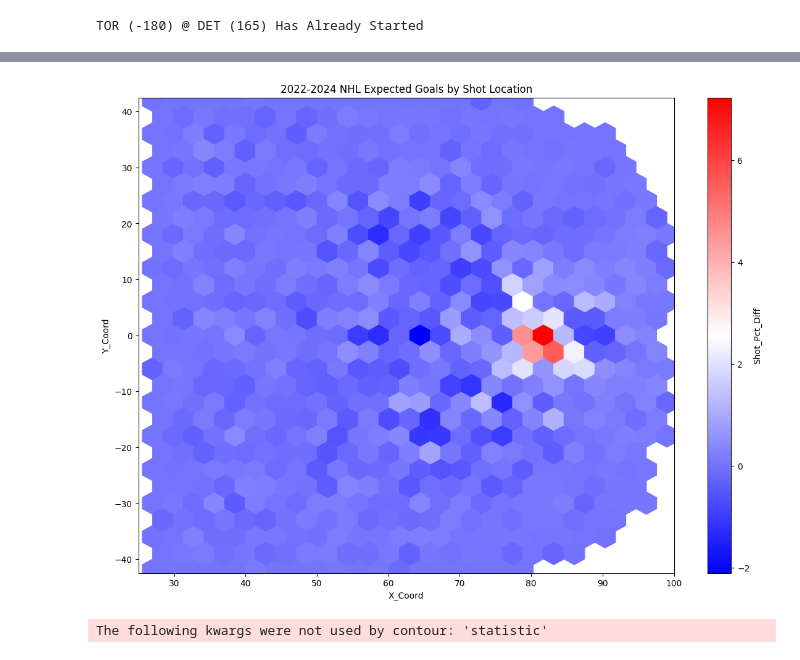
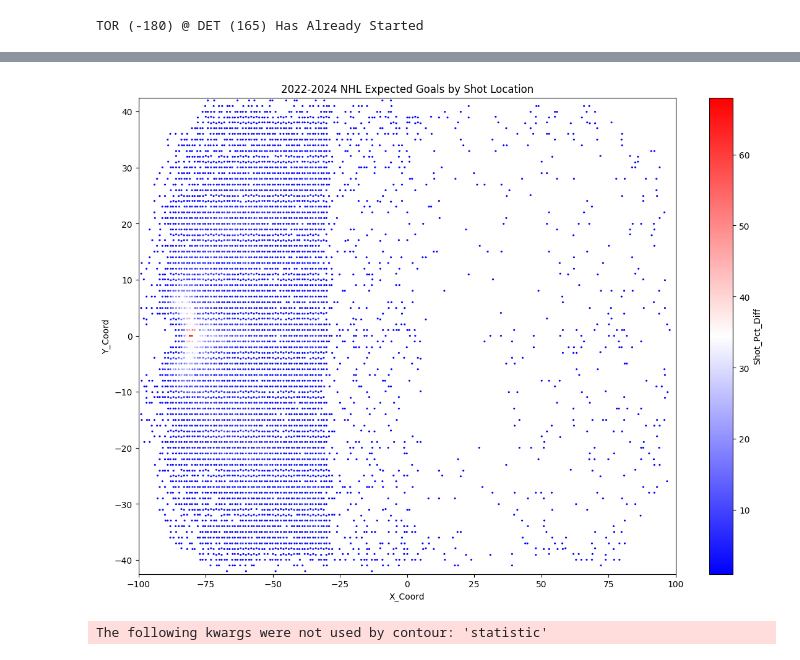
Before and after one commit to twinfield10/NHL-xG-Model, a Jupyter notebook: code/NHL xG Model.ipynb, the cells around one changed output, grey strips where cells are left out. Cells and saved outputs as stored; diff of their text form; code cells hidden in the pictures.

```diff
--- a/code/NHL xG Model.ipynb
+++ b/code/NHL xG Model.ipynb
@@ -143,10 +142,20 @@ def clean_pbp_data(data):
           .alias('event_distance')
     )
     # 4) Create Event Angle Calculation
-    data = data.with_columns(
-          pl.when(data['x_abs'] >= 0).then(pl.Series.arctan(data['y_abs'] / (89 - pl.Series.abs(data['x_abs']))).apply(lambda x: abs(x * (180 / pi))))
-            .when(data['x_abs'] < 0).then(pl.Series.arctan(data['y_abs'] / (pl.Series.abs(data['x_abs']) + 89)).apply(lambda x: abs(x * (180 / pi))))
-            .alias('event_angle')
+    data = (
+        data
+        .with_columns(
+        pl.when(data['x_abs'] >= 0)
+          .then(pl.Series.arctan(data['y_abs'] / (89 - pl.Series.abs(data['x_abs'])))
+                .apply(lambda x: abs(x * (180 / pi))))
+          .when(data['x_abs'] < 0)
+          .then(pl.Series.arctan(data['y_abs'] / (pl.Series.abs(data['x_abs']) + 89))
+                .apply(lambda x: abs(x * (180 / pi))))
+          .alias('event_angle')
+        )
+        .with_columns(
+            pl.when(pl.col('x_abs') > 89).then((180 - pl.col('event_angle'))).otherwise(pl.col('event_angle')).alias('event_angle')
+        )
     )
     # 5) Adjust Penalty Shot Game State
     data = data.with_columns(
@@ -2387,24 +2443,48 @@ def shiftedColorMap(cmap, start=0, midpoint=0.5, stop=1.0, name='shiftedcmap'):
 # %%
-tgt_player = 'Sidney.Crosby'
+#tgt_player = 'Sidney.Crosby'
+#
+#plot_data = (
+#    PBP_xG.filter((pl.col('x_fixed') > 26) & (pl.col('model_type') == 'EV'))
+#    .with_columns(pl.when(pl.col("event_player_1_name") == tgt_player).then(pl.lit(tgt_player.replace(".", " "))).otherwise(pl.lit("NHL Average")).alias('Grouping'))
+#    .with_columns([
+#        pl.when(pl.col('event_type') == 'GOAL').then(pl.lit(1)).otherwise(pl.lit(0)).alias('Goals'),
+#        pl.when(pl.col('event_type').is_in(['SHOT', "MISSED_SHOT"])).then(pl.lit(1)).otherwise(pl.lit(0)).alias('Shots')
+#    ])
+#    .groupby("x_fixed", "y_fixed")
+#    .agg([
+#        (pl.col('xG').sum()).alias("NHL_xG_Pct"),
+#        (((pl.col('Goals') == 1).sum()) ).alias("Ply_Shot_Pct")
+#    ])
+#    .with_columns([
+#        ((pl.col("NHL_xG_Pct")) - (pl.col("Ply_Shot_Pct"))).alias("Shot_Pct_Diff")
+#    ])
+#    .select(["x_fixed", "y_fixed", "Shot_Pct_Diff"])
+#    .to_pandas()
+#)
+
+plot_data = sdv.nhl.load_nhl_pbp(seasons=range(2023,2024)).select(nhl_pbp_cols).extend(sdv.nhl.load_nhl_pbp(seasons=range(2024,2025)).select(nhl_pbp_cols))
 
 plot_data = (
-    PBP_xG.filter((pl.col('x_abs') > 26) & (pl.col('model_type') == 'EV'))
-    .with_columns(pl.when(pl.col("event_player_1_name") == tgt_player).then(pl.lit(tgt_player.replace(".", " "))).otherwise(pl.lit("NHL Average")).alias('Grouping'))
-    .with_columns([
-        pl.when(pl.col('event_type') == 'GOAL').then(pl.lit(1)).otherwise(pl.lit(0)).alias('Goals'),
-        pl.when(pl.col('event_type').is_in(['SHOT', "MISSED_SHOT"])).then(pl.lit(1)).otherwise(pl.lit(0)).alias('Shots')
-    ])
-    .groupby("x_abs", "y_abs")
-    .agg([
-        (pl.col('xG').sum()).alias("NHL_xG_Pct"),
-        (((pl.col('Goals') == 1).sum()) ).alias("Ply_Shot_Pct")
-    ])
-    .with_columns([
-        ((pl.col("NHL_xG_Pct")) - (pl.col("Ply_Shot_Pct"))).alias("Shot_Pct_Diff")
-    ])
-    .select(["x_abs", "y_abs", "Shot_Pct_Diff"])
+    plot_data
+    .filter((pl.col('event_type').is_in(fenwick_events)))
+    .filter(~((pl.col('x_fixed').is_null()) & (pl.col('y_fixed').is_null())))
+    .filter((pl.col('event_team_type') == 'away') & (pl.col('period') == 2))
+    .with_columns((pl.lit(1)).alias('is_shot'))
+    .groupby("x_fixed", "y_fixed", 'period')
+    .agg(pl.col('is_shot').sum().alias('shots'))
+    .select('x_fixed', 'y_fixed', 'shots', 'period')
     .to_pandas()
 )
+
+print(plot_data.period.unique())
+
+#plot_data = (
+#    EV_PBP
+#    .select('x_fixed', 'y_fixed', 'is_goal')
+#    .groupby("x_fixed", "y_fixed")
+#    .agg(pl.col('is_goal').count().alias('shots'))
+#    .to_pandas()
+#)
 
 
 plot_data.dropna(inplace = True)
@@ -2413,7 +2493,7 @@ plot_data.head()
 rink = NHLRink(rotation=270, net={"visible": False})
 
 ## Define the axis limits
-x_min, x_max = 25, 100
+x_min, x_max = -100, 100
 y_min, y_max = -42.5, 42.5
 
 #shrunk_cmap = shiftedColorMap(matplotlib.cm.RdYlGn, start=plot_data['Shot_Pct_Diff'].min(), midpoint=0, stop=plot_data['Shot_Pct_Diff'].max(), name = 'NHL Total2')
@@ -2423,24 +2503,26 @@ y_min, y_max = -42.5, 42.5
 colors = [(1, 0, 0), (1, 1, 1), (0, 1, 0)]  # Red to white to green
 n_bins = 256
 cmap_name = "custom"
-cmap = LinearSegmentedColormap.from_list(cmap_name, colors, N=n_bins)
+#cmap = LinearSegmentedColormap.from_list(cmap_name, colors, N=n_bins)
 
 # Modify the colormap to make 0 white
-cmap(np.linspace(0, 1, n_bins))
-cmap.set_bad('white')
+#cmap(np.linspace(0, 1, n_bins))
+#cmap.set_bad('white')
 
 
 
 ## Create a heatmap
 plt.figure(figsize=(14, 10))
 
-hb = plt.hexbin(plot_data['x_abs'], plot_data['y_abs'], C=plot_data['Shot_Pct_Diff'], gridsize=25, cmap="bwr", extent=(plot_data['x_abs'].min(), plot_data['x_abs'].max(), plot_data['y_abs'].min(), plot_data['y_abs'].max()))
+hb = plt.hexbin(plot_data['x_fixed'], plot_data['y_fixed'], C=plot_data['shots'], gridsize=500, cmap="bwr", extent=(plot_data['x_fixed'].min(), plot_data['x_fixed'].max(), plot_data['y_fixed'].min(), plot_data['y_fixed'].max()))
 cbar = plt.colorbar(hb)
 cbar.set_label('Shot_Pct_Diff')
 
 # Set the axis limits
 plt.xlim(x_min, x_max)
+print("X Min and Max: ", x_min, x_max)
 plt.ylim(y_min, y_max)
+print("Y Min and Max: ", y_min, y_max)
 
 # Add labels and title
 plt.xlabel('X_Coord')
@@ -2453,4 +2538,4 @@ plt.show()
-[figure, old version]
+[figure, new version]
 # %%
 del shrunk_cmap
 # %%
```
Also changed, not shown: parts of 26 cells of this notebook, 1 other file.
